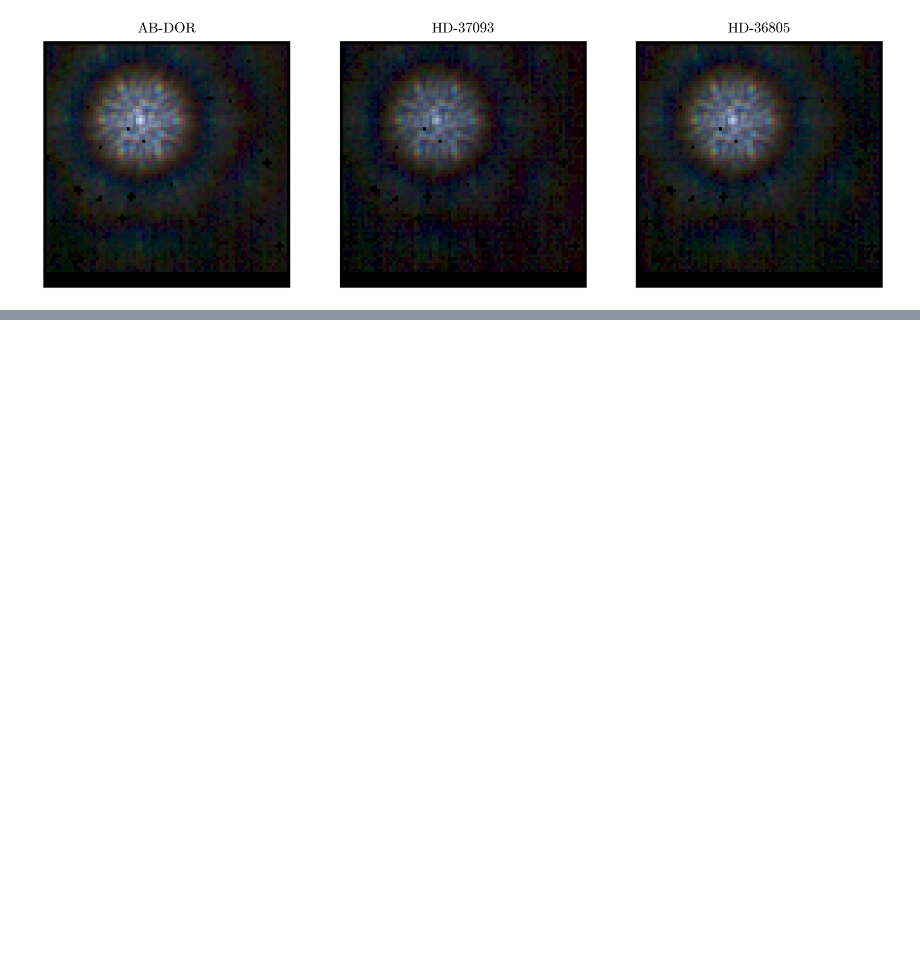
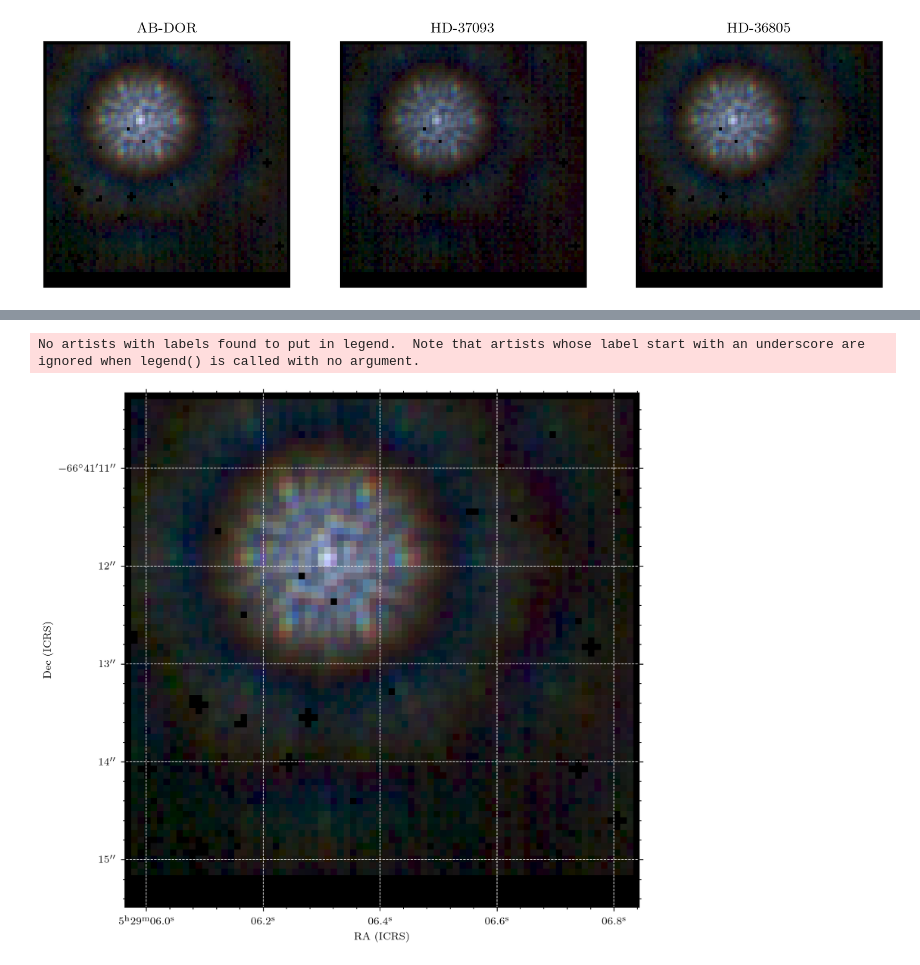
Before and after one commit to maxecharles/dorito_notebooks, a Jupyter notebook: chromatic_psf.ipynb, the cells around one changed output, grey strips where cells are left out. Drawn from its saved outputs; the diff is of its cells as text; code cells hidden in the pictures; blank space fills up the shorter version.

```diff
--- a/chromatic_psf.ipynb
+++ b/chromatic_psf.ipynb
@@ -214,0 +232,47 @@ abdor =
+# %%
+import matplotlib.pyplot as plt
+from astropy.wcs import WCS
+from astropy.io import fits
+from astropy.coordinates import SkyCoord
+import astropy.units as u
+
+# --- Load image and WCS ---
+wcs = w
+
+# --- Define sky coordinates of the points to plot ---
+# ra = [40]
+# dec = [40]  # degrees
+
+ra = [329.09166666]
+dec = [-66.686388]  # degrees
+
+sky_coords = SkyCoord(ra=ra * u.deg, dec=dec * u.deg, frame="icrs")
+
+# --- Plot the image with WCS projection ---
+fig = plt.figure(figsize=(8, 6))
+ax = plt.subplot(111, projection=wcs)
+
+# Plot the image
+ax.imshow(abdor_rgb)
+
+# # Overlay the points
+# ax.scatter(
+#     sky_coords.ra.deg,
+#     sky_coords.dec.deg,
+#     transform=ax.get_transform("icrs"),
+#     s=50,
+#     edgecolor="red",
+#     facecolor="none",
+#     label="My points",
+# )
+
+# Add labels/grid
+ax.coords.grid(True, color="white", ls="--")
+ax.set_xlabel("RA (ICRS)")
+ax.set_ylabel("Dec (ICRS)")
+ax.legend()
+plt.tight_layout()
+plt.show()
+# %% [output]
+No artists with labels found to put in legend.  Note that artists whose label start with an underscore are ignored when legend() is called with no argument.
+[figure, added]
```
Also changed, not shown: parts of 8 cells of this notebook.
